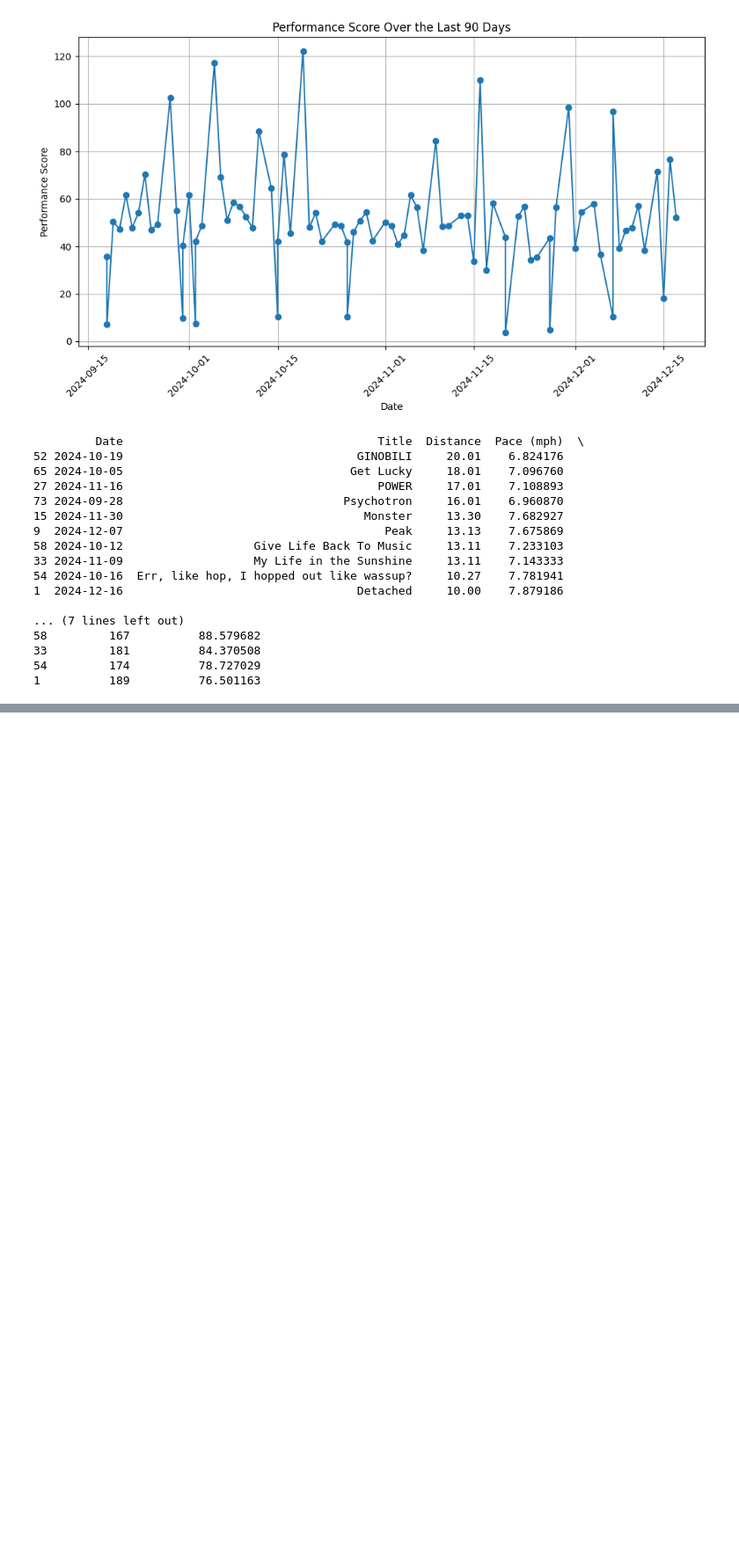
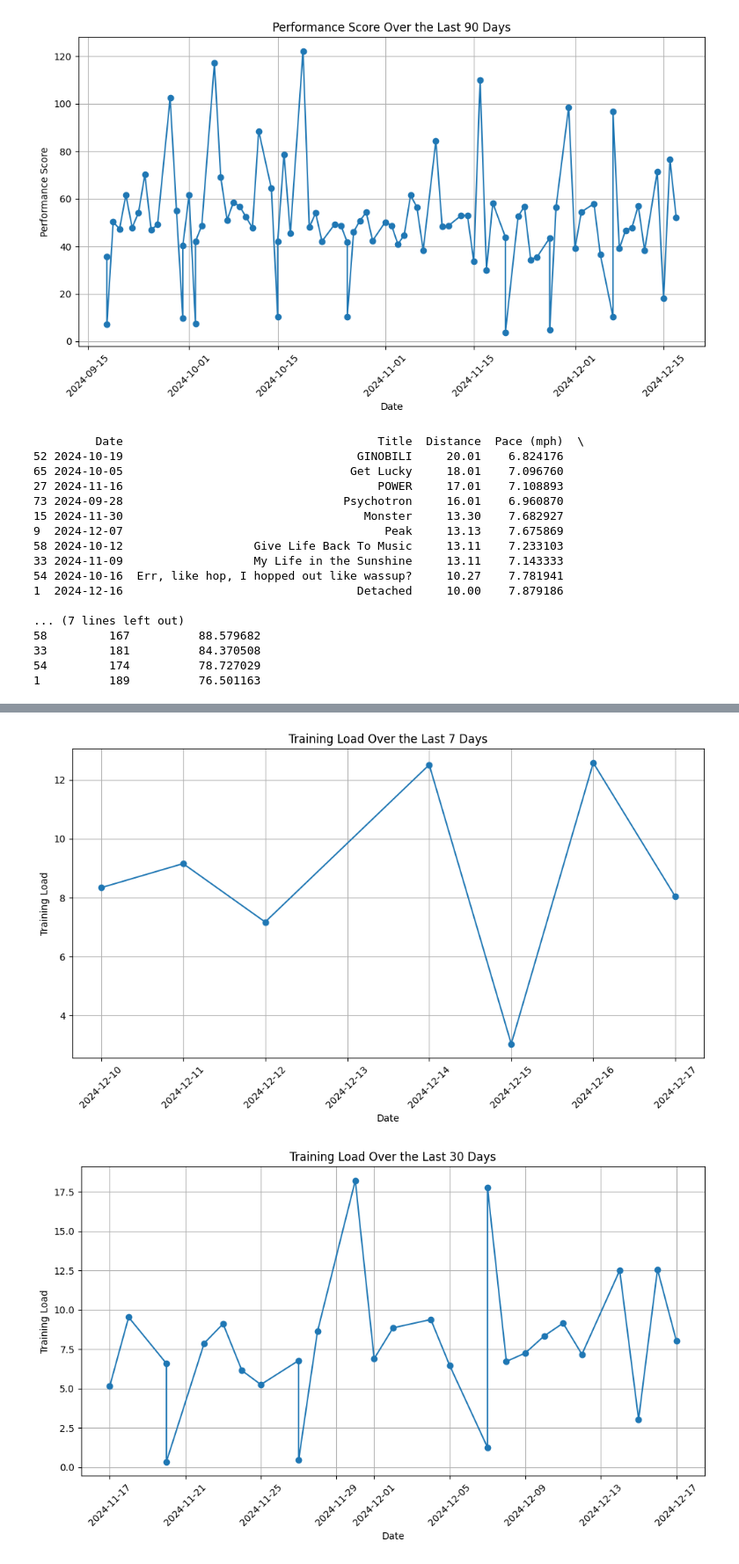
Before and after one commit to TimB21/Marathon-Training-Performance-and-Recovery-Dashboard, a Jupyter notebook: Script/Script.ipynb, the cells around one changed output, grey strips where cells are left out. Shown at 88% size. Saved outputs shown, nothing was run; the diff lists cells and outputs as text; code cells hidden in the pictures; blank space fills up the shorter version.

```diff
--- a/Script/Script.ipynb
+++ b/Script/Script.ipynb
@@ -666,0 +622,79 @@ TypeError: calculate_training_load() missing 2 required positional arguments: 't
+# %%
+def calculate_training_load(pace, heart_rate, distance):
+    if pace == 0 or heart_rate == 0 or distance == 0:
+        return None  # Handle division by zero or invalid values
+
+    # Adjusted coefficients and exponents to emphasize distance and pace more
+    training_load = (
+        (distance ** 1.3)          # Heavily reward longer distances (increased emphasis)
+        * (pace ** 1.3)            # Reward faster paces (moderate emphasis)
+        / (heart_rate ** 0.6)      # Penalize higher heart rate (lower effort = lower load)
+    )
+    return training_load
+
+# Apply the training load function to the past 7 days
+last_7_days['Training Load'] = last_7_days.apply(
+    lambda row: calculate_training_load(row['Pace (mph)'], row['Heart Rate'], row['Distance']), axis=1)
+
+# Plot the training load for the past 7 days
+plt.figure(figsize=(10, 6))
+plt.plot(last_7_days['Date'], last_7_days['Training Load'], marker='o')
+plt.title('Training Load Over the Last 7 Days')
+plt.xlabel('Date')
+plt.ylabel('Training Load')
+plt.xticks(rotation=45)
+plt.grid(True)
+plt.tight_layout()
+plt.show()
+
+# Apply the training load function to the past 30 days
+last_30_days['Training Load'] = last_30_days.apply(
+    lambda row: calculate_training_load(row['Pace (mph)'], row['Heart Rate'], row['Distance']), axis=1)
+
+# Plot the training load for the past 30 days
+plt.figure(figsize=(10, 6))
+plt.plot(last_30_days['Date'], last_30_days['Training Load'], marker='o')
+plt.title('Training Load Over the Last 30 Days')
+plt.xlabel('Date')
+plt.ylabel('Training Load')
+plt.xticks(rotation=45)
+plt.grid(True)
+plt.tight_layout()
+plt.show()
+
+# Apply the training load function to the past 90 days
+last_90_days['Training Load'] = last_90_days.apply(
+    lambda row: calculate_training_load(row['Pace (mph)'], row['Heart Rate'], row['Distance']), axis=1)
+
+# Plot the training load for the past 90 days
+plt.figure(figsize=(10, 6))
+plt.plot(last_90_days['Date'], last_90_days['Training Load'], marker='o')
+plt.title('Training Load Over the Last 90 Days')
+plt.xlabel('Date')
+plt.ylabel('Training Load')
+plt.xticks(rotation=45)
+plt.grid(True)
+plt.tight_layout()
+plt.show()
+
+
+low_training_load_threshold = 5
+
+# Filter entries with training load less than 5 for the past 90 days
+low_training_load_90_days = last_90_days[last_90_days['Training Load'] < low_training_load_threshold]
+
+# Print these entries
+print("Entries with training load less than 5 over the last 90 days:")
+print(low_training_load_90_days[['Date', 'Title', 'Distance', 'Pace (mph)', 'Heart Rate', 'Training Load']])
+
+high_training_load_threshold = 15
+
+# Filter entries with training load greater than 15 for the past 90 days
+low_training_load_90_days = last_90_days[last_90_days['Training Load'] > high_training_load_threshold]
+
+# Print these entries
+print("Entries with training load less than 5 over the last 90 days:")
+print(low_training_load_90_days[['Date', 'Title', 'Distance', 'Pace (mph)', 'Heart Rate', 'Training Load']])
+# %% [output]
+[figure, added]
+[figure, added]
```
Also changed, not shown: parts of 18 cells of this notebook.
